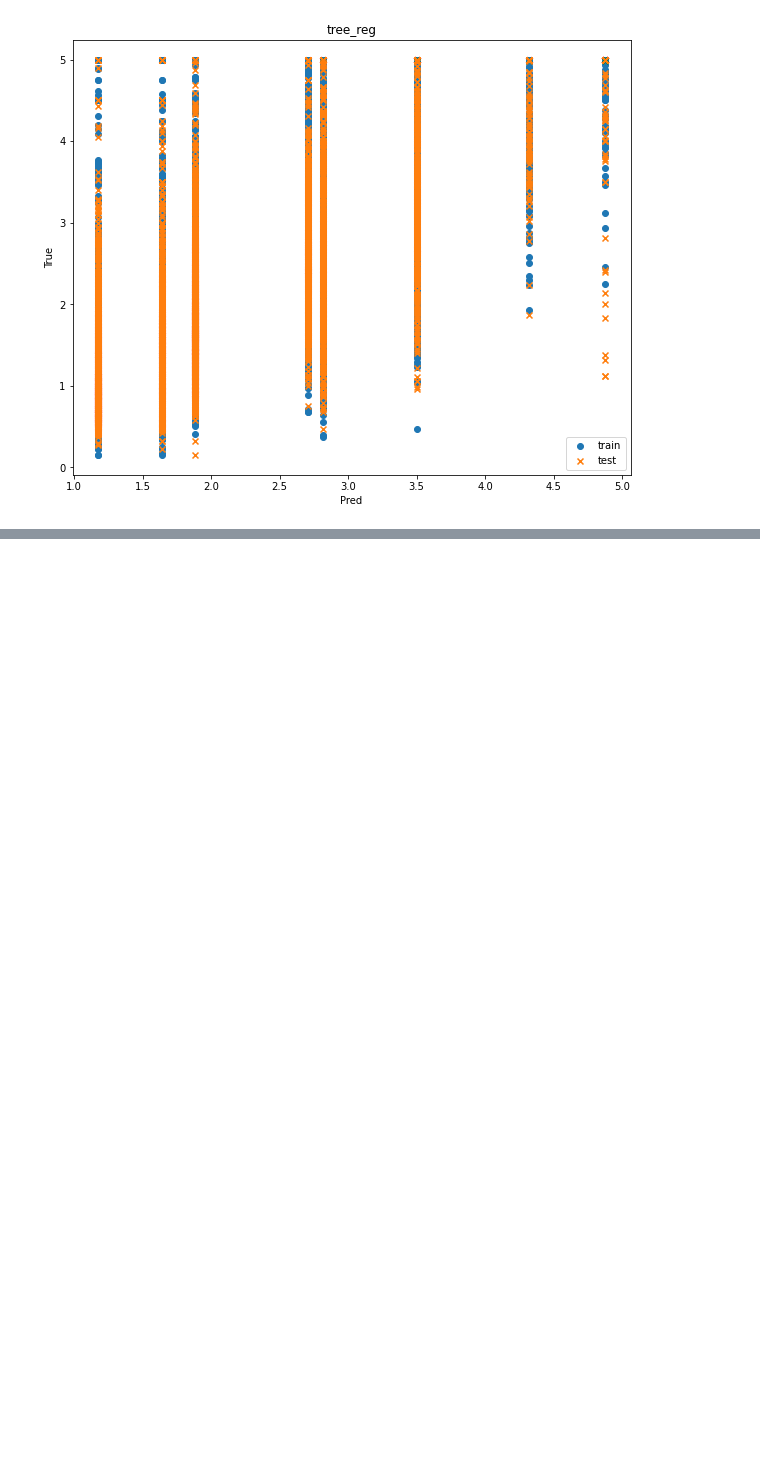
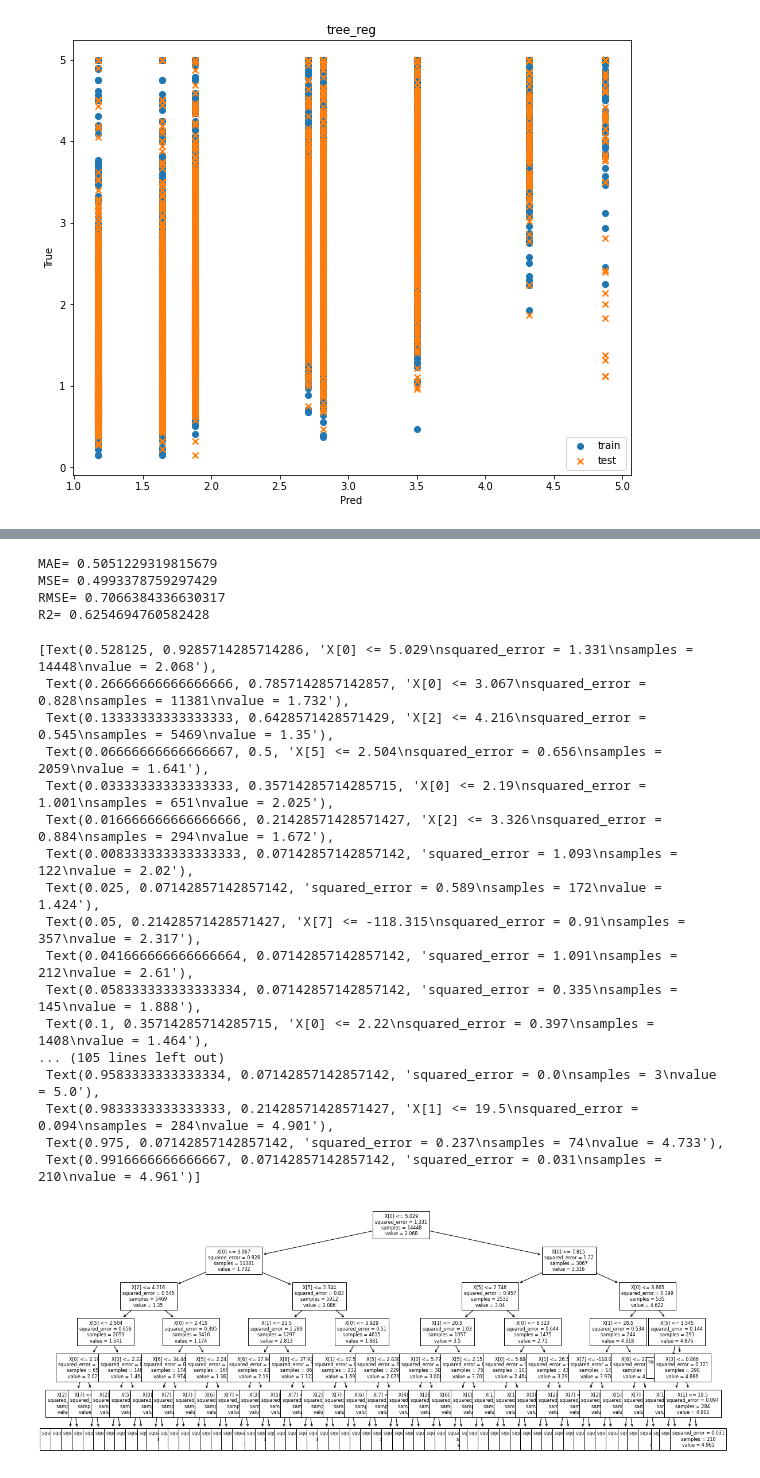
Before and after one commit to Murakami-Shoya/everyday_programming, a Jupyter notebook: AI_100knock.ipynb, the cells around one changed output, grey strips where cells are left out. Drawn from its saved outputs; the diff is of its cells as text; code cells hidden in the pictures; blank space fills up the shorter version.

```diff
--- a/AI_100knock.ipynb
+++ b/AI_100knock.ipynb
@@ -244,6 +244,49 @@ R2= 0.5005749951401736
-# %%
-# 深さを変える
-tree_reg_5 = DecisionTreeRegressor(max_depth=5, random_state=42)
-tree_reg_5.fit(X_train, y_train)
-
-train_pred = tree_reg_5
+# %%
+# 深さを変える
+tree_reg_depth_6 = DecisionTreeRegressor(max_depth=6, random_state=42)
+tree_reg_depth_6.fit(X_train, y_train)
+
+train_pred = tree_reg_depth_6.predict(X_train)
+test_pred = tree_reg_depth_6.predict(X_test)
+
+mae = mean_absolute_error(y_test, test_pred)
+mse = mean_squared_error(y_test, test_pred)
+rmse = np.sqrt(mse)
+r2score = r2_score(y_test, test_pred)
+
+print(f"MAE= {mae}")
+print(f"MSE= {mse}")
+print(f"RMSE= {rmse}")
+print(f"R2= {r2score}")
+# %% [output]
+MAE= 0.5051229319815679
+MSE= 0.4993378759297429
+RMSE= 0.7066384336630317
+R2= 0.6254694760582428
+# %%
+from sklearn import tree
+import matplotlib.pyplot as plt
+
+%matplotlib inline
+
+plt.figure(figsize=(20, 8))
+tree.plot_tree(tree_reg_depth_6, fontsize=8)
+# %% [output]
+[Text(0.528125, 0.9285714285714286, 'X[0] <= 5.029\nsquared_error = 1.331\nsamples = 14448\nvalue = 2.068'),
+ Text(0.26666666666666666, 0.7857142857142857, 'X[0] <= 3.067\nsquared_error = 0.828\nsamples = 11381\nvalue = 1.732'),
+ Text(0.13333333333333333, 0.6428571428571429, 'X[2] <= 4.216\nsquared_error = 0.545\nsamples = 5469\nvalue = 1.35'),
+ Text(0.06666666666666667, 0.5, 'X[5] <= 2.504\nsquared_error = 0.656\nsamples = 2059\nvalue = 1.641'),
+ Text(0.03333333333333333, 0.35714285714285715, 'X[0] <= 2.19\nsquared_error = 1.001\nsamples = 651\nvalue = 2.025'),
+ Text(0.016666666666666666, 0.21428571428571427, 'X[2] <= 3.326\nsquared_error = 0.884\nsamples = 294\nvalue = 1.672'),
+ Text(0.008333333333333333, 0.07142857142857142, 'squared_error = 1.093\nsamples = 122\nvalue = 2.02'),
+ Text(0.025, 0.07142857142857142, 'squared_error = 0.589\nsamples = 172\nvalue = 1.424'),
+ Text(0.05, 0.21428571428571427, 'X[7] <= -118.315\nsquared_error = 0.91\nsamples = 357\nvalue = 2.317'),
+ Text(0.041666666666666664, 0.07142857142857142, 'squared_error = 1.091\nsamples = 212\nvalue = 2.61'),
+ Text(0.058333333333333334, 0.07142857142857142, 'squared_error = 0.335\nsamples = 145\nvalue = 1.888'),
+ Text(0.1, 0.35714285714285715, 'X[0] <= 2.22\nsquared_error = 0.397\nsamples = 1408\nvalue = 1.464'),
+... (105 lines left out)
+ Text(0.9583333333333334, 0.07142857142857142, 'squared_error = 0.0\nsamples = 3\nvalue = 5.0'),
+ Text(0.9833333333333333, 0.21428571428571427, 'X[1] <= 19.5\nsquared_error = 0.094\nsamples = 284\nvalue = 4.901'),
+ Text(0.975, 0.07142857142857142, 'squared_error = 0.237\nsamples = 74\nvalue = 4.733'),
+ Text(0.9916666666666667, 0.07142857142857142, 'squared_error = 0.031\nsamples = 210\nvalue = 4.961')]
+[figure, added]
```
Also changed, not shown: parts of 1 cell of this notebook.
